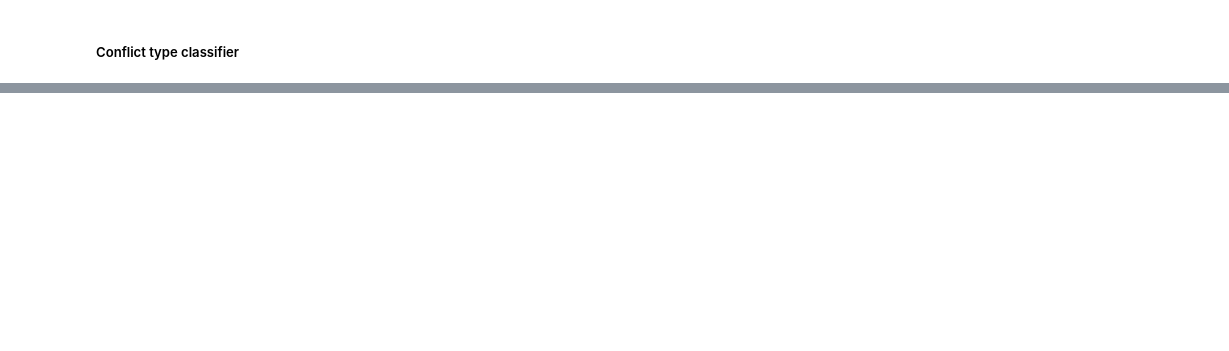
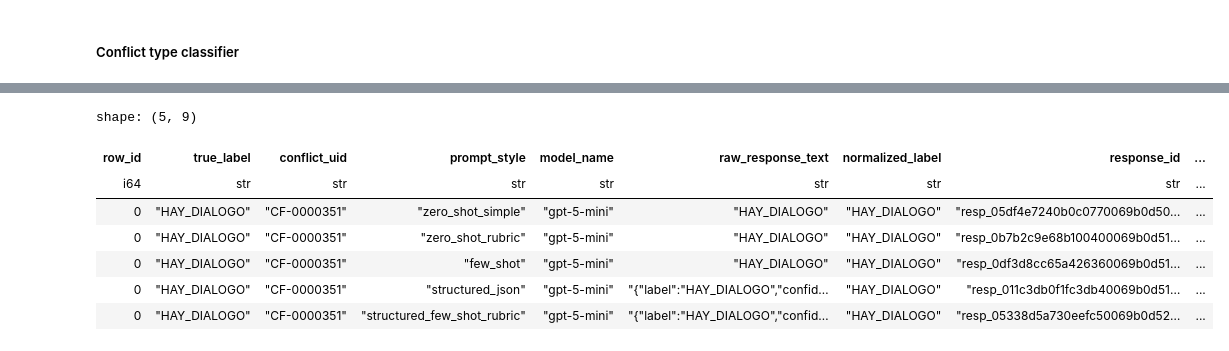
Before and after one commit to cesarnunezh/social-conflicts-peru, a Jupyter notebook: nlp_analysis/final_project.ipynb, the cells around one changed output, grey strips where cells are left out. Drawn from its saved outputs; the diff is of its cells as text; code cells hidden in the pictures; blank space fills up the shorter version.

```diff
--- a/nlp_analysis/final_project.ipynb
+++ b/nlp_analysis/final_project.ipynb
@@ -1185,0 +1699,14 @@ Final results:
+# %%
+# prompt_review_raw_df = run_prompt_review(eval_df, review_prompt_styles)
+# prompt_review_raw_df.write_csv(REVIEW_OUTPUT_DIR / "prompt_styles_raw.csv")
+prompt_review_raw_df = pl.read_csv(REVIEW_OUTPUT_DIR / "prompt_styles_raw.csv")
+prompt_review_raw_df.head()
+# %% [output]
+shape: (5, 9)
+| row_id | true_label | conflict_uid | prompt_style | model_name | raw_response_text | normalized_label | response_id | ... |
+| i64 | str | str | str | str | str | str | str | ... |
+| 0 | "HAY_DIALOGO" | "CF-0000351" | "zero_shot_simple" | "gpt-5-mini" | "HAY_DIALOGO" | "HAY_DIALOGO" | "resp_05df4e7240b0c0770069b0d50… | ... |
+| 0 | "HAY_DIALOGO" | "CF-0000351" | "zero_shot_rubric" | "gpt-5-mini" | "HAY_DIALOGO" | "HAY_DIALOGO" | "resp_0b7b2c9e68b100400069b0d51… | ... |
+| 0 | "HAY_DIALOGO" | "CF-0000351" | "few_shot" | "gpt-5-mini" | "HAY_DIALOGO" | "HAY_DIALOGO" | "resp_0df3d8cc65a426360069b0d51… | ... |
+| 0 | "HAY_DIALOGO" | "CF-0000351" | "structured_json" | "gpt-5-mini" | "{"label":"HAY_DIALOGO","confid… | "HAY_DIALOGO" | "resp_011c3db0f1fc3db40069b0d51… | ... |
+| 0 | "HAY_DIALOGO" | "CF-0000351" | "structured_few_shot_rubric" | "gpt-5-mini" | "{"label":"HAY_DIALOGO","confid… | "HAY_DIALOGO" | "resp_05338d5a730eefc50069b0d52… | ... |
```
Also changed, not shown: parts of 73 cells of this notebook, 11 other files.
